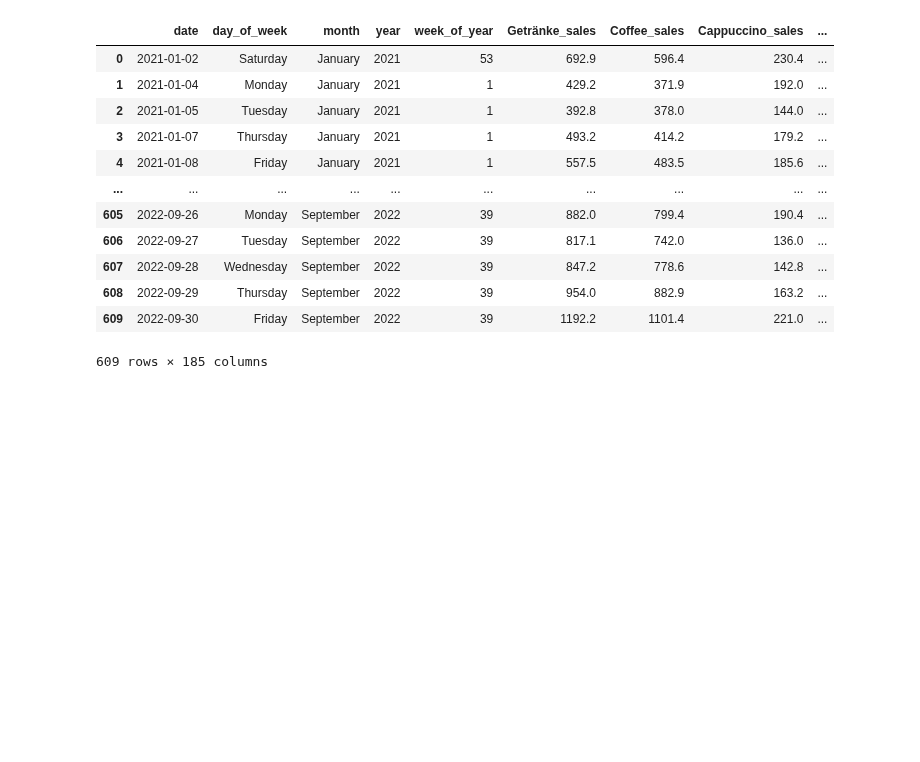
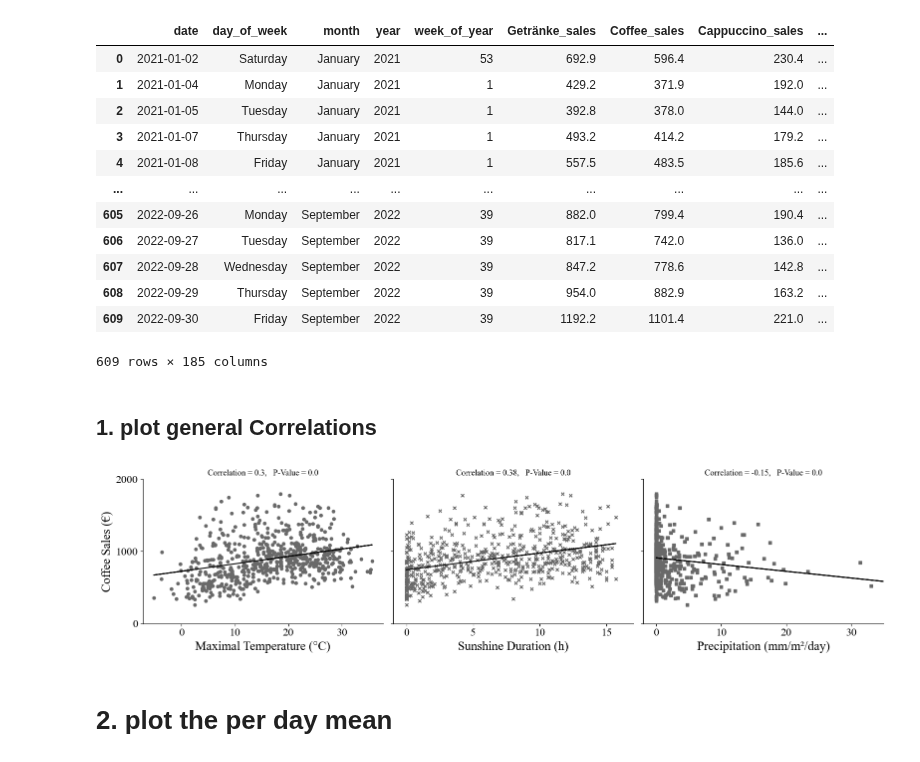
Before and after one commit to magicmagnus/CoffeeClimateCorrelation, a Jupyter notebook: 03_plot_combined_data.ipynb, the cells around one changed output. Saved outputs shown, nothing was run; the diff lists cells and outputs as text; code cells hidden in the pictures; blank space fills up the shorter version.

Commit message:
update plots

```diff
--- a/03_plot_combined_data.ipynb
+++ b/03_plot_combined_data.ipynb
@@ -40,47 +52,65 @@ df
+# %% [markdown]
+## 1. plot general Correlations
 # %%
 sales_variable = "Coffee_sales"
 
+# plot the correlation between sales and mean, min and max temperature
+fig, axes = plt.subplots(1, 3, figsize=(16, 4), sharey=True)
 
-
-# plot the correlation between sales and mean, min and max temperature
-fig, axes = plt.subplots(1, 3, figsize=(25, 5))
-
-axes[0].scatter(df["temperature_mean"], df[sales_variable])
-axes[0].set_xlabel("Mean Temperature")
-axes[0].set_ylabel("Sales")
+weather_variable_1 = "temperature_max"
+axes[0].scatter(df[weather_variable_1], df[sales_variable], s=20,  marker="o", color="dimgrey")
+axes[0].set_xlabel("Maximal Temperature (°C)", fontsize=18)
+axes[0].set_ylabel("Coffee Sales (€)", fontsize=18,)
+axes[0].set_ylim(0, 1800)
+axes[0].set_yticks(np.arange(0, 2500, 1000))
 # fit a linear regression line with sklearn to plot the line in the plot
 from sklearn.linear_model import LinearRegression
-X = df["temperature_mean"].values.reshape(-1, 1)
+X = df[weather_variable_1].values.reshape(-1, 1)
 y = df[sales_variable].values.reshape(-1, 1)
 reg = LinearRegression().fit(X, y)
-axes[0].plot(X, reg.predict(X), color="red")
+axes[0].plot(X, reg.predict(X), color="black")
 # corr = df[sales_variable].corr(df["temperature_mean"]) # inbuilt function to calculate correlation???
-corr = scipy.stats.pearsonr(df[sales_variable], df["temperature_mean"])[0]
-pval = scipy.stats.pearsonr(df[sales_variable], df["temperature_mean"])[1]
+corr = scipy.stats.pearsonr(df[sales_variable], df[weather_variable_1])[0]
+pval = scipy.stats.pearsonr(df[sales_variable], df[weather_variable_1])[1]
 axes[0].set_title(f"Correlation = {corr.round(2)}" + f",   P-Value = {pval.round(2)}")
 
 
-axes[1].scatter(df["temperature_min"], df[sales_variable])
-axes[1].set_xlabel("Min Temperature")
-axes[1].set_ylabel("Sales")
-X = df["temperature_min"].values.reshape(-1, 1)
+weather_variable_2 = "sunshine_duration"
+axes[1].scatter(df[weather_variable_2], df[sales_variable], s=20,  marker="x", color="dimgrey")
+axes[1].set_xlabel("Sunshine Duration (h)", fontsize=18)
+axes[1].set_xlim(-1, 17)
+axes[1].set_xticks(np.arange(0, 20, 5))
+X = df[weather_variable_2].values.reshape(-1, 1)
 reg = LinearRegression().fit(X, y)
-axes[1].plot(X, reg.predict(X), color="red")
+axes[1].plot(X, reg.predict(X), color="black")
 #corr = df[sales_variable].corr(df["temperature_min"])
-corr = scipy.stats.pearsonr(df[sales_variable], df["temperature_min"])[0]
-pval = scipy.stats.pearsonr(df[sales_variable], df["temperature_min"])[1]
+corr = scipy.stats.pearsonr(df[sales_variable], df[weather_variable_2])[0]
+pval = scipy.stats.pearsonr(df[sales_variable], df[weather_variable_2])[1]
 axes[1].set_title(f"Correlation = {corr.round(2)}" + f",   P-Value = {pval.round(2)}")
 
 
-axes[2].scatter(df["temperature_max"], df[sales_variable])
-axes[2].set_xlabel("Max Temperature")
-axes[2].set_ylabel("Sales")
-X = df["temperature_max"].values.reshape(-1, 1)
+weather_variable_3 = "precipitation"
+axes[2].scatter(df[weather_variable_3], df[sales_variable], s=20,  marker="s", color="dimgrey")
+axes[2].set_xlabel("Precipitation (mm/m²/day)", fontsize=18)
+axes[2].set_xlim(-2, 35)
+axes[2].set_xticks(np.arange(0, 40, 10))
+X = df[weather_variable_3].values.reshape(-1, 1)
 reg = LinearRegression().fit(X, y)
-axes[2].plot(X, reg.predict(X), color="red")
+axes[2].plot(X, reg.predict(X), color="black")
 #corr = df[sales_variable].corr(df["temperature_max"])
-corr = scipy.stats.pearsonr(df[sales_variable], df["temperature_max"])[0]
-pval = scipy.stats.pearsonr(df[sales_variable], df["temperature_max"])[1]
+corr = scipy.stats.pearsonr(df[sales_variable], df[weather_variable_3])[0]
+pval = scipy.stats.pearsonr(df[sales_variable], df[weather_variable_3])[1]
 axes[2].set_title(f"Correlation = {corr.round(2)}" + f",   P-Value = {pval.round(2)}")
 
+for ax in axes:
+    ax.tick_params(axis="both", which="major", labelsize=16)
+    ax.spines["right"].set_visible(False)
+    ax.spines["top"].set_visible(False)
+
+plt.tight_layout()
+plt.savefig("results/temp_sun_precip.pdf", bbox_inches="tight", dpi=300)
 plt.show()
+# %% [output]
+[figure, added]
+# %% [markdown]
+# 2. plot the per day mean
```
Also changed, not shown: parts of 16 cells of this notebook, 6 other files.
